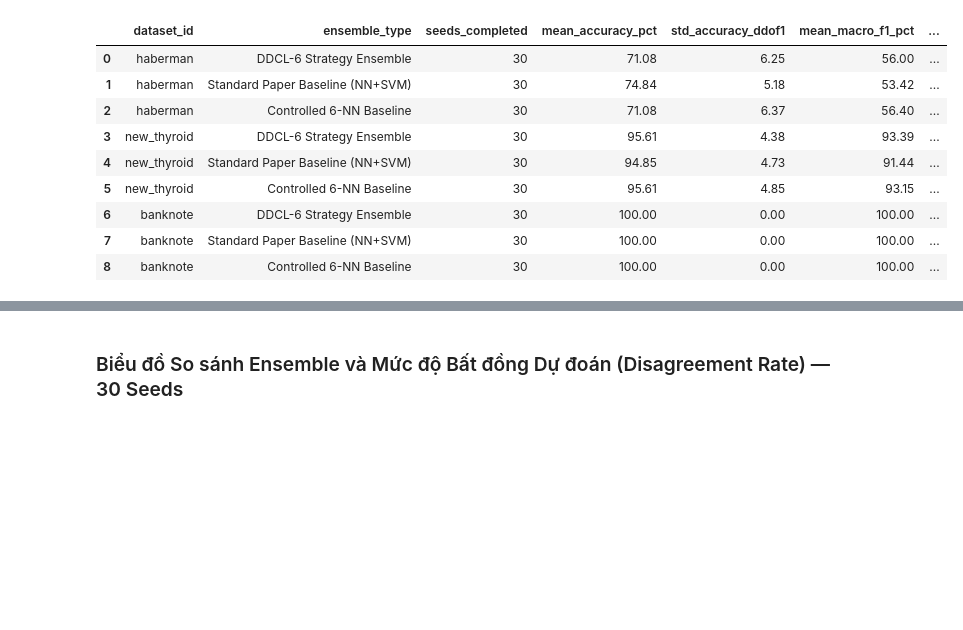
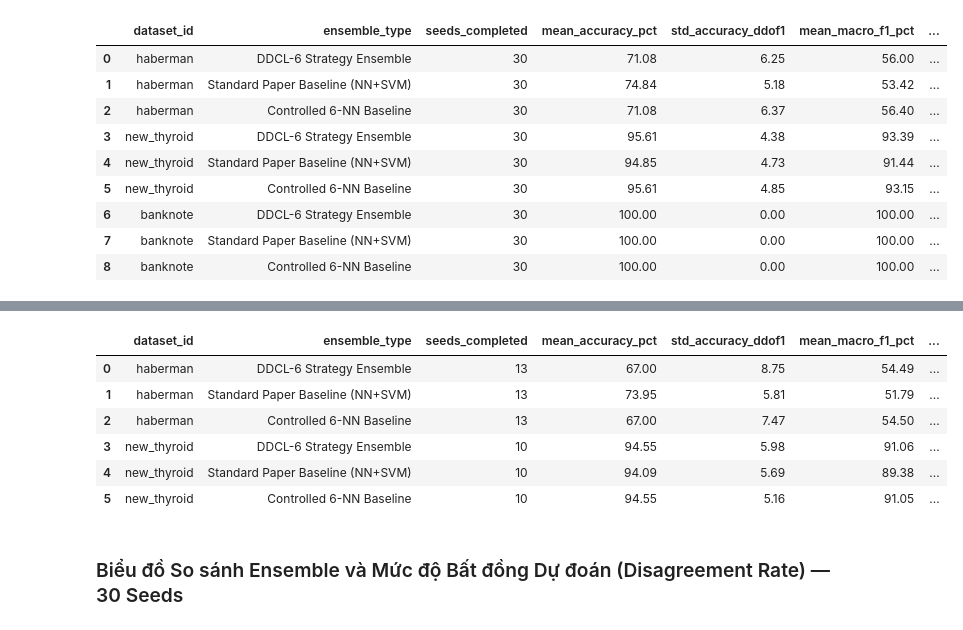
Before and after one commit to Khoi-Tu-2303/ML_Project_DDDCL, a Jupyter notebook: notebooks/04_reproduction.ipynb, the cells around one changed output, grey strips where cells are left out. Drawn from its saved outputs; the diff is of its cells as text; code cells hidden in the pictures; blank space fills up the shorter version.

```diff
--- a/notebooks/04_reproduction.ipynb
+++ b/notebooks/04_reproduction.ipynb
@@ -102,11 +107,11 @@ plt.show()
 # %%
 ensembles_final_dir = Path('../outputs/ensembles_final') if Path('../outputs/ensembles_final').exists() else Path('outputs/ensembles_final')
-df_r2_final = aggregate_r2_ensemble(ensembles_dir=ensembles_final_dir, seeds=list(range(30)))
+df_r2_final = aggregate_r2_ensemble(ensembles_dir=ensembles_final_dir, seeds=list(range(30)), epoch_key='r2_ensemble_200')
 
 cols_r2 = [
     'dataset_id', 'ensemble_type', 'seeds_completed', 'mean_accuracy_pct', 'std_accuracy_ddof1',
     'mean_macro_f1_pct', 'avg_tie_count', 'avg_pairwise_disagreement',
-    'paper_reported_pct', 'delta_vs_paper_pct'
+    'paper_reported_pct', 'delta_vs_paper_pp'
 ]
 display(df_r2_final[cols_r2])
 # %% [output]
@@ -123,3 +136,18 @@ display(df_r2_final[cols_r2])
+# %%
+ensembles_600_dir = Path('../outputs/ensembles_600') if Path('../outputs/ensembles_600').exists() else Path('outputs/ensembles_600')
+if ensembles_600_dir.exists():
+    df_r2_600 = aggregate_r2_ensemble(ensembles_dir=ensembles_600_dir, seeds=list(range(30)), epoch_key='r2_ensemble_600')
+    display(df_r2_600[cols_r2])
+else:
+    print('Thư mục ensembles_600 chưa được tạo.')
+# %% [output]
+|  | dataset_id | ensemble_type | seeds_completed | mean_accuracy_pct | std_accuracy_ddof1 | mean_macro_f1_pct | ... |
+| 0 | haberman | DDCL-6 Strategy Ensemble | 13 | 67.00 | 8.75 | 54.49 | ... |
+| 1 | haberman | Standard Paper Baseline (NN+SVM) | 13 | 73.95 | 5.81 | 51.79 | ... |
+| 2 | haberman | Controlled 6-NN Baseline | 13 | 67.00 | 7.47 | 54.50 | ... |
+| 3 | new_thyroid | DDCL-6 Strategy Ensemble | 10 | 94.55 | 5.98 | 91.06 | ... |
+| 4 | new_thyroid | Standard Paper Baseline (NN+SVM) | 10 | 94.09 | 5.69 | 89.38 | ... |
+| 5 | new_thyroid | Controlled 6-NN Baseline | 10 | 94.55 | 5.16 | 91.05 | ... |
 # %% [markdown]
 ### Biểu đồ So sánh Ensemble và Mức độ Bất đồng Dự đoán (Disagreement Rate) — 30 Seeds
 # %%
```
Also changed, not shown: parts of 8 cells of this notebook, 10 other files.
